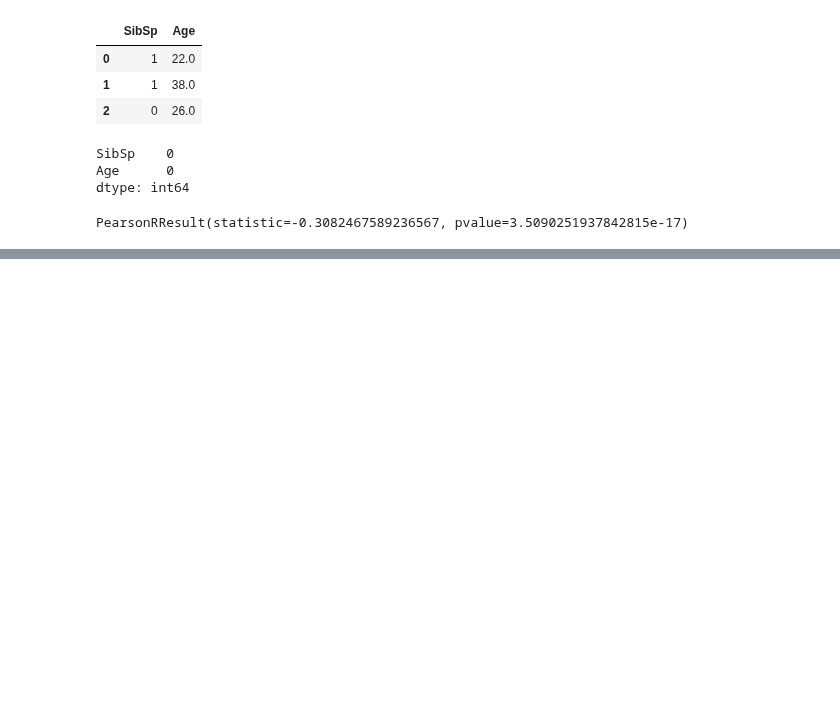
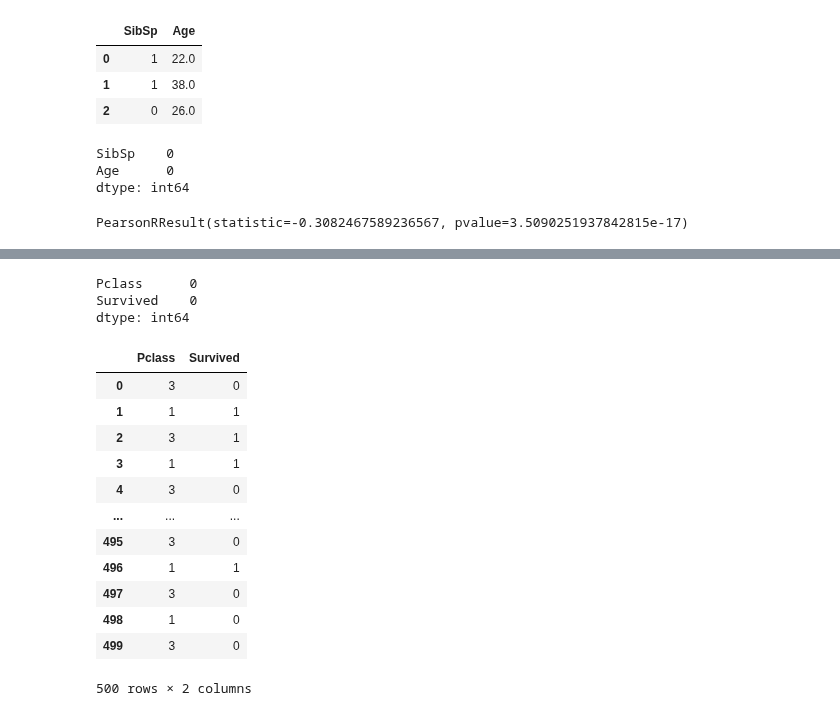
Before and after one commit to estskyway/study_data_analytics, a Jupyter notebook: codes/CDA/itanicFromDisaster_train_CDA_quests.ipynb, the cells around one changed output, grey strips where cells are left out. Cells and saved outputs as stored; diff of their text form; code cells hidden in the pictures; blank space fills up the shorter version.

```diff
--- a/codes/CDA/itanicFromDisaster_train_CDA_quests.ipynb
+++ b/codes/CDA/itanicFromDisaster_train_CDA_quests.ipynb
@@ -145,0 +158,24 @@ PearsonRResult(statistic=-0.3082467589236567, pvalue=3.5090251937842815e-17)
+# %%
+df_TFD[['Pclass', 'Survived']].isnull().sum()
+# %% [output]
+Pclass      0
+Survived    0
+dtype: int64
+# %%
+df_TFD_Pclass = df_TFD[['Pclass', 'Survived']]
+df_TFD_Pclass = df_TFD_Pclass[:500]
+df_TFD_Pclass
+# %% [output]
+|  | Pclass | Survived |
+| 0 | 3 | 0 |
+| 1 | 1 | 1 |
+| 2 | 3 | 1 |
+| 3 | 1 | 1 |
+| 4 | 3 | 0 |
+| ... | ... | ... |
+| 495 | 3 | 0 |
+| 496 | 1 | 1 |
+| 497 | 3 | 0 |
+| 498 | 1 | 0 |
+| 499 | 3 | 0 |
+500 rows × 2 columns
```
Also changed, not shown: parts of 21 cells of this notebook, 2 other files.
